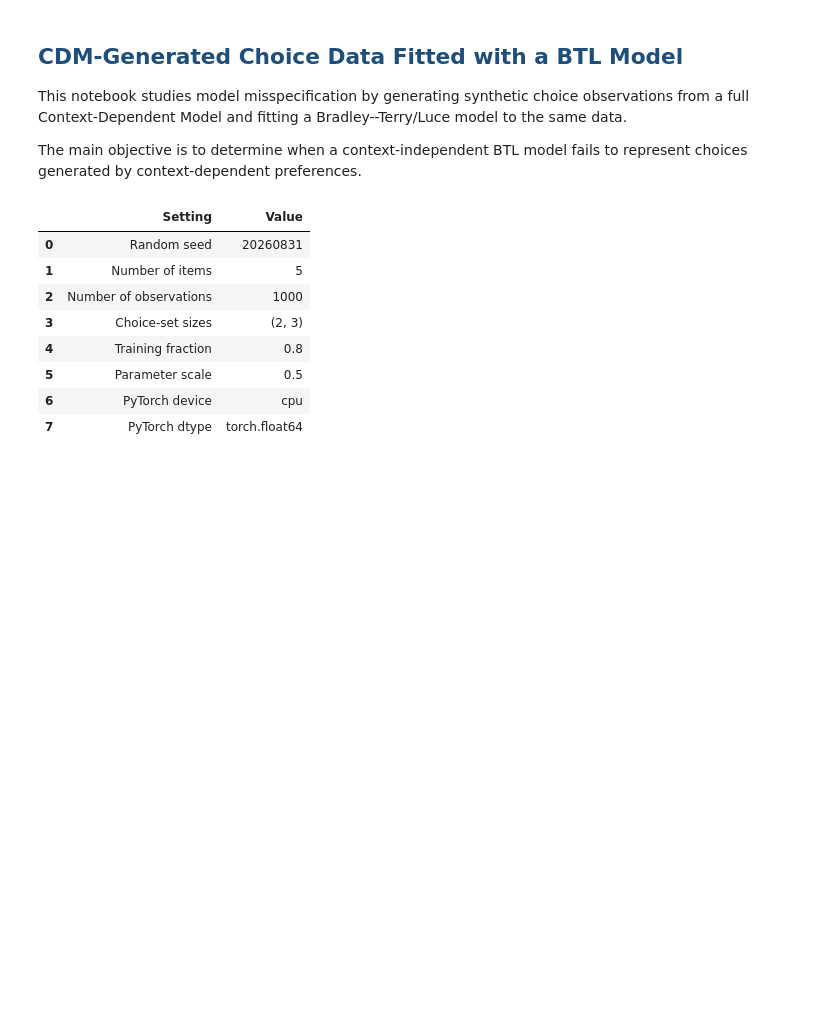
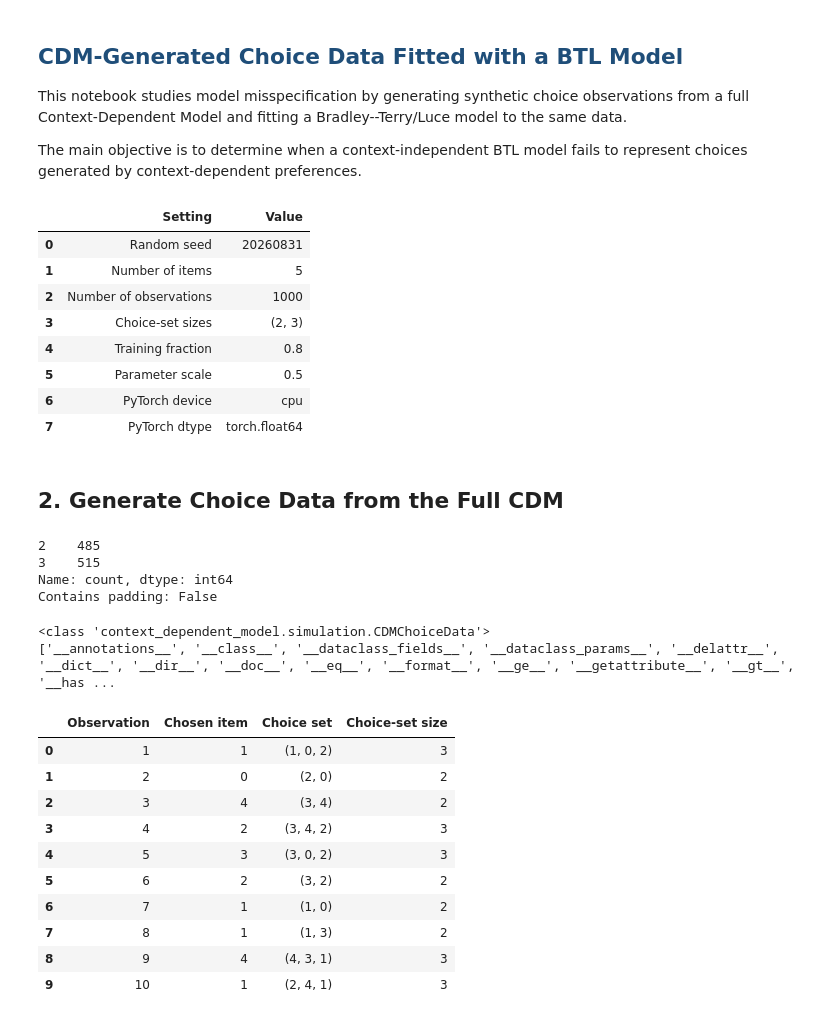
Before and after one commit to rbhdsks/Learning-from-Comparison-Data-Master-Thesis-Project-, a Jupyter notebook: notebooks/experiments/Context_Dependent_Model/02_CDM-BTL.ipynb, the cells around one changed output. Saved outputs shown, nothing was run; the diff lists cells and outputs as text; code cells hidden in the pictures; blank space fills up the shorter version.

```diff
--- a/notebooks/experiments/Context_Dependent_Model/02_CDM-BTL.ipynb
+++ b/notebooks/experiments/Context_Dependent_Model/02_CDM-BTL.ipynb
@@ -69,3 +71,5 @@ experiment_settings
 | 5 | Parameter scale | 0.5 |
 | 6 | PyTorch device | cpu |
 | 7 | PyTorch dtype | torch.float64 |
+# %% [markdown]
+## 2. Generate Choice Data from the Full CDM
@@ -71,0 +112,64 @@ experiment_settings
+# %%
+# Verify the actual choice-set sizes after removing padded entries.
+
+choice_set_size_check = pd.Series(
+    [
+        len(choice_set)
+        for _, choice_set in choice_observations
+    ]
+).value_counts().sort_index()
+
+print(choice_set_size_check)
+
+print(
+    "Contains padding:",
+    any(
+        -1 in choice_set
+        for _, choice_set in choice_observations
+    ),
+)
+# %% [output]
+2    485
+3    515
+Name: count, dtype: int64
+Contains padding: False
+# %%
+print(type(cdm_data))
+print(dir(cdm_data))
+# %% [output]
+<class 'context_dependent_model.simulation.CDMChoiceData'>
+['__annotations__', '__class__', '__dataclass_fields__', '__dataclass_params__', '__delattr__', '__dict__', '__dir__', '__doc__', '__eq__', '__format__', '__ge__', '__getattribute__', '__gt__', '__has ...
+# %%
+# Display the first ten generated choice observations.
+
+choice_observation_preview = pd.DataFrame(
+    [
+        {
+            "Observation": observation_number,
+            "Chosen item": chosen_item,
+            "Choice set": choice_set,
+            "Choice-set size": len(choice_set),
+        }
+        for observation_number, (
+            chosen_item,
+            choice_set,
+        ) in enumerate(
+            choice_observations[:10],
+            start=1,
+        )
+    ]
+)
+
+choice_observation_preview
+# %% [output]
+|  | Observation | Chosen item | Choice set | Choice-set size |
+| 0 | 1 | 1 | (1, 0, 2) | 3 |
+| 1 | 2 | 0 | (2, 0) | 2 |
+| 2 | 3 | 4 | (3, 4) | 2 |
+| 3 | 4 | 2 | (3, 4, 2) | 3 |
+| 4 | 5 | 3 | (3, 0, 2) | 3 |
+| 5 | 6 | 2 | (3, 2) | 2 |
+| 6 | 7 | 1 | (1, 0) | 2 |
+| 7 | 8 | 1 | (1, 3) | 2 |
+| 8 | 9 | 4 | (4, 3, 1) | 3 |
+| 9 | 10 | 1 | (2, 4, 1) | 3 |
```
Also changed, not shown: parts of 15 cells of this notebook.
